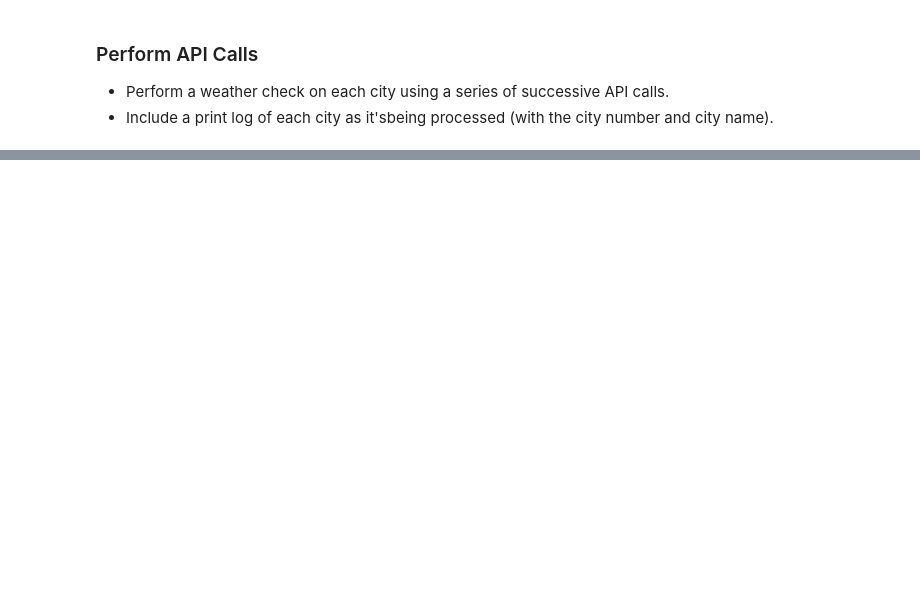
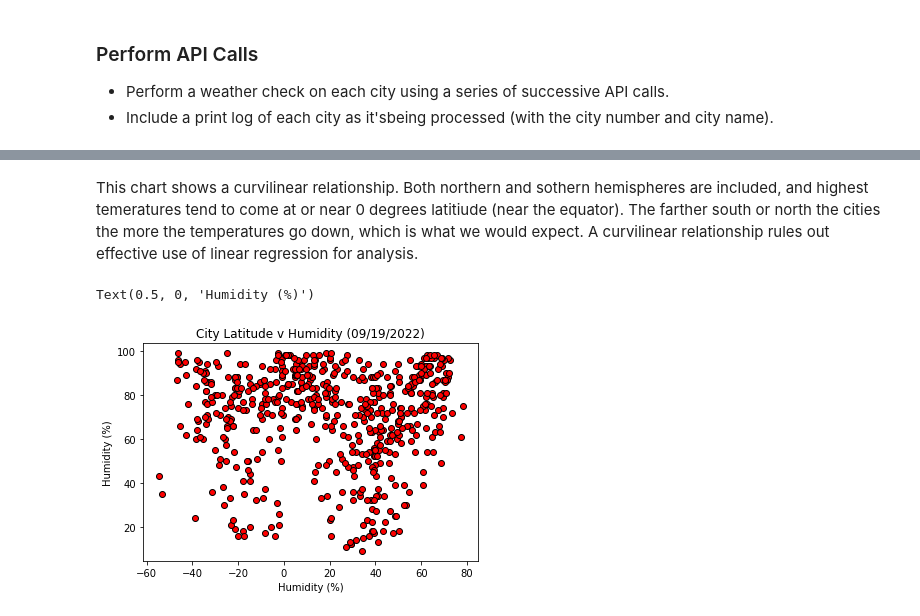
Before and after one commit to scbigler/python-api-challenge, a Jupyter notebook: WeatherPy/WeatherPy.ipynb, the cells around one changed output, grey strips where cells are left out. Saved outputs shown, nothing was run; the diff lists cells and outputs as text; code cells hidden in the pictures; blank space fills up the shorter version.

```diff
--- a/WeatherPy/WeatherPy.ipynb
+++ b/WeatherPy/WeatherPy.ipynb
@@ -68,0 +217,12 @@ print(f"The temperature information received is: {temp}")
+# %% [markdown]
+This chart shows a curvilinear relationship.  Both northern and sothern hemispheres are included, and highest temeratures tend to come at or near 0 degrees latitiude (near the equator).  The farther south or north the cities the more the temperatures go down, which is what we would expect.  A curvilinear relationship rules out effective use of linear regression for analysis.
+# %%
+plt.scatter(latlist, humiditylist, marker="o", facecolors="red", edgecolors="black")
+
+# Create a title, x label, and y label for our chart
+plt.title("City Latitude v Humidity (09/19/2022)")
+plt.ylabel("Humidity (%)")
+plt.xlabel("Humidity (%)")
+# %% [output]
+Text(0.5, 0, 'Humidity (%)')
+[figure, added]
```
Also changed, not shown: parts of 32 cells of this notebook, 11 other files.
